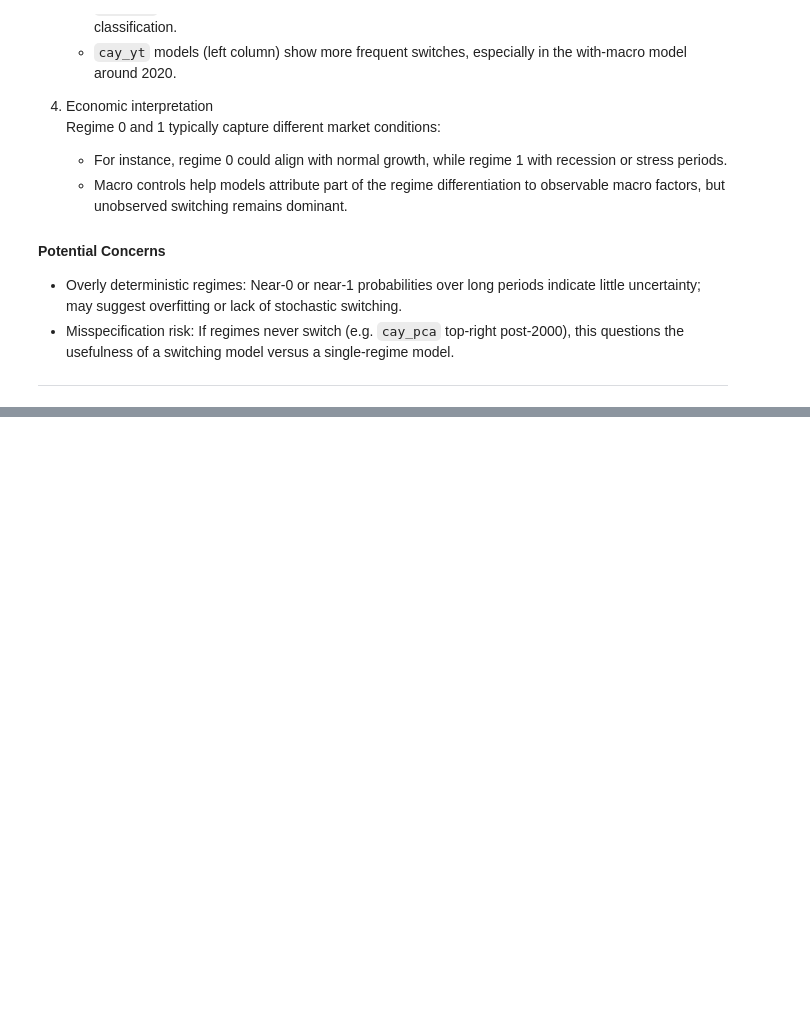
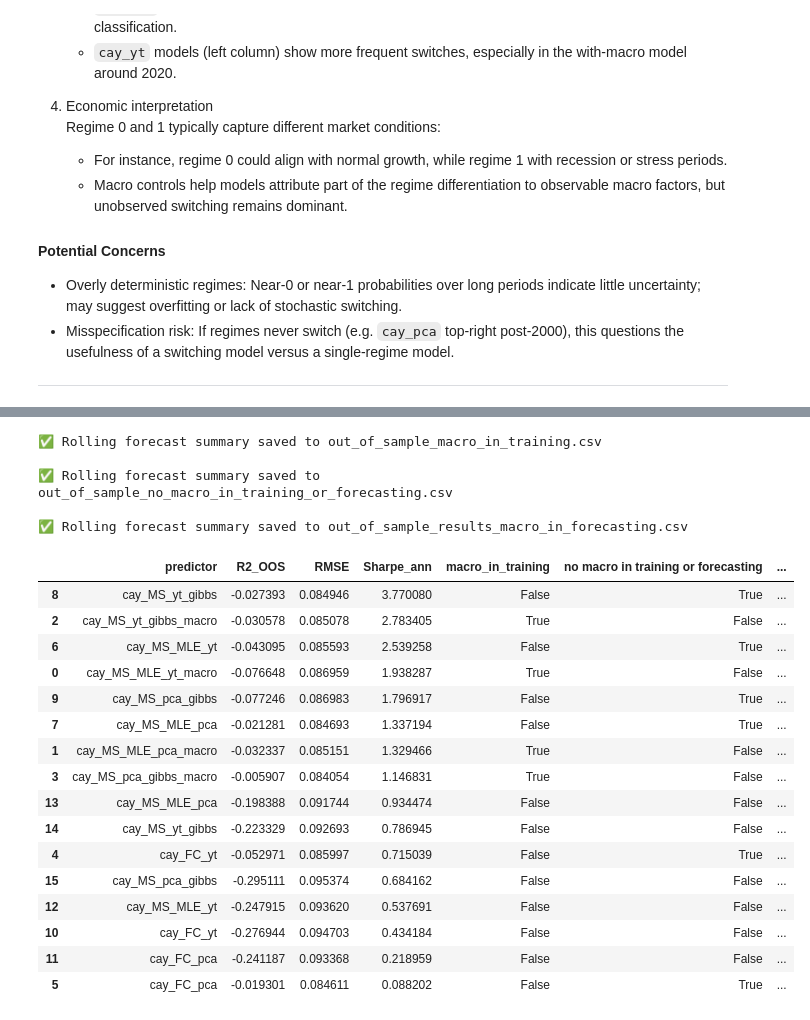
Before and after one commit to Stef-creator/cay-regime-switching, a Jupyter notebook: notebook.ipynb, the cells around one changed output, grey strips where cells are left out. Saved outputs shown, nothing was run; the diff lists cells and outputs as text; code cells hidden in the pictures; blank space fills up the shorter version.

```diff
--- a/notebook_2.ipynb
+++ b/notebook.ipynb
@@ -1474,0 +1125,56 @@ display(results.sort_values('Sharpe_ann', ascending=False))
+# %%
+predictor_vars = [
+    'cay_MS_MLE_yt_macro', 'cay_MS_MLE_pca_macro',
+    'cay_MS_yt_gibbs_macro', 'cay_MS_pca_gibbs_macro'
+]
+# Run and save
+out_of_sample_macro_in_training = batch_rolling_forecasts(df, predictor_vars, target='future_ret_1q', window_size=40, expanding=True, csv_path='out_of_sample_macro_in_training.csv')
+predictor_vars = [
+    'cay_FC_yt', 'cay_FC_pca',
+    'cay_MS_MLE_yt', 'cay_MS_MLE_pca',
+    'cay_MS_yt_gibbs', 'cay_MS_pca_gibbs',
+]
+out_of_sample_no_macro_in_training_or_forecasting = batch_rolling_forecasts(df, predictor_vars, target='future_ret_1q', window_size=40, expanding=True, csv_path='out_of_sample_no_macro_in_training_or_forecasting.csv')
+
+
+
+macro_controls = ['interest_rate', 'CPI_inflation', 'unemployment']
+predictor_vars = ['cay_FC_yt', 'cay_FC_pca', 'cay_MS_MLE_yt', 'cay_MS_MLE_pca', 'cay_MS_yt_gibbs', 'cay_MS_pca_gibbs']
+
+# Run and save
+out_of_sample_results_macro_in_forecasting = batch_rolling_forecasts_with_macros(df, predictor_vars, macro_controls, target='future_ret_1q', window_size=40, expanding=True, csv_path='out_of_sample_results_macro_in_forecasting.csv')
+# %% [output]
+✅ Rolling forecast summary saved to out_of_sample_macro_in_training.csv
+
+✅ Rolling forecast summary saved to out_of_sample_no_macro_in_training_or_forecasting.csv
+
+✅ Rolling forecast summary saved to out_of_sample_results_macro_in_forecasting.csv
+# %%
+out_of_sample_macro_in_training['macro_in_training'] = True
+out_of_sample_no_macro_in_training_or_forecasting['no macro in training or forecasting'] = True
+out_of_sample_results_macro_in_forecasting['macro_in_forecasting'] = True
+
+out_of_sample_merged = pd.concat([out_of_sample_macro_in_training, out_of_sample_no_macro_in_training_or_forecasting, out_of_sample_results_macro_in_forecasting], ignore_index=True)
+
+out_of_sample_merged = out_of_sample_merged.fillna(False).infer_objects()
+
+out_of_sample_merged['Sharpe_ann'] = pd.to_numeric(out_of_sample_merged['Sharpe_ann'], errors='coerce')
+display(out_of_sample_merged.sort_values('Sharpe_ann', ascending=False))
+# %% [output]
+|  | predictor | R2_OOS | RMSE | Sharpe_ann | macro_in_training | no macro in training or forecasting | ... |
+| 8 | cay_MS_yt_gibbs | -0.027393 | 0.084946 | 3.770080 | False | True | ... |
+| 2 | cay_MS_yt_gibbs_macro | -0.030578 | 0.085078 | 2.783405 | True | False | ... |
+| 6 | cay_MS_MLE_yt | -0.043095 | 0.085593 | 2.539258 | False | True | ... |
+| 0 | cay_MS_MLE_yt_macro | -0.076648 | 0.086959 | 1.938287 | True | False | ... |
+| 9 | cay_MS_pca_gibbs | -0.077246 | 0.086983 | 1.796917 | False | True | ... |
+| 7 | cay_MS_MLE_pca | -0.021281 | 0.084693 | 1.337194 | False | True | ... |
+| 1 | cay_MS_MLE_pca_macro | -0.032337 | 0.085151 | 1.329466 | True | False | ... |
+| 3 | cay_MS_pca_gibbs_macro | -0.005907 | 0.084054 | 1.146831 | True | False | ... |
+| 13 | cay_MS_MLE_pca | -0.198388 | 0.091744 | 0.934474 | False | False | ... |
+| 14 | cay_MS_yt_gibbs | -0.223329 | 0.092693 | 0.786945 | False | False | ... |
+| 4 | cay_FC_yt | -0.052971 | 0.085997 | 0.715039 | False | True | ... |
+| 15 | cay_MS_pca_gibbs | -0.295111 | 0.095374 | 0.684162 | False | False | ... |
+| 12 | cay_MS_MLE_yt | -0.247915 | 0.093620 | 0.537691 | False | False | ... |
+| 10 | cay_FC_yt | -0.276944 | 0.094703 | 0.434184 | False | False | ... |
+| 11 | cay_FC_pca | -0.241187 | 0.093368 | 0.218959 | False | False | ... |
+| 5 | cay_FC_pca | -0.019301 | 0.084611 | 0.088202 | False | True | ... |
```
Also changed, not shown: parts of 61 cells of this notebook, 3 other files.
